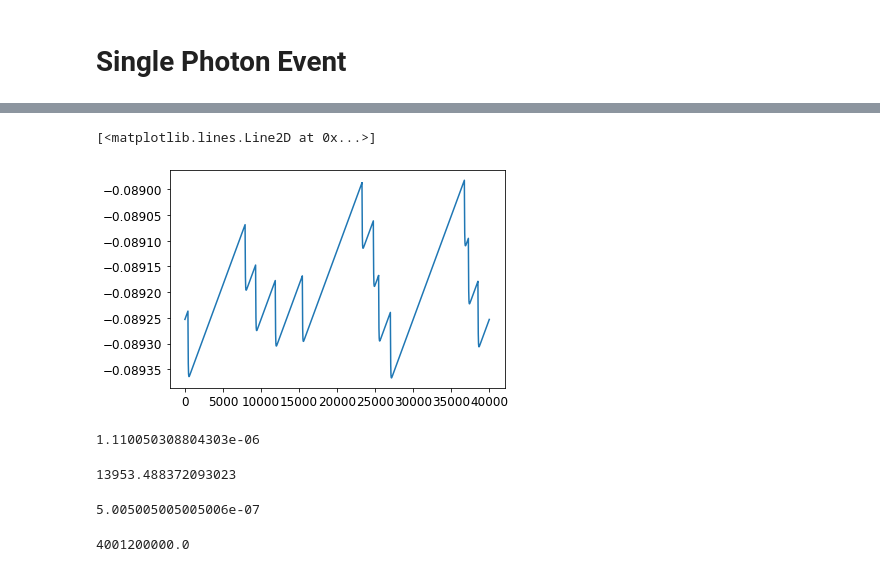
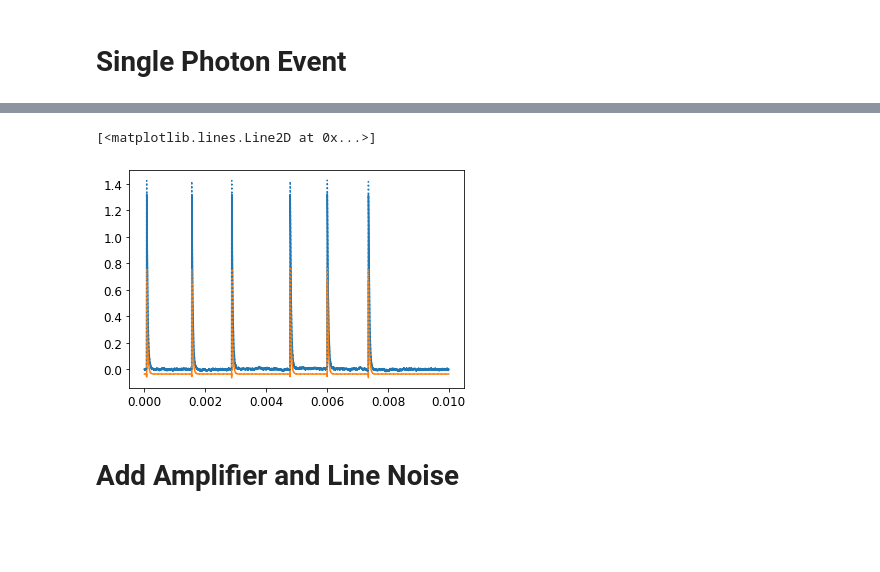
Before and after one commit to MazinLab/MKIDReadoutAnalysis, a Jupyter notebook: Example.ipynb, the cells around one changed output, grey strips where cells are left out. Cells and saved outputs as stored; diff of their text form; code cells hidden in the pictures; blank space fills up the shorter version.

```diff
--- a/Example.ipynb
+++ b/Example.ipynb
@@ -100,22 +104,14 @@ theta2_many, d2_many = lit_res_measurment.basic_coordinate_transformation()
-# %%
-# This does not look how I would expect?
-plt.plot(np.angle(lit_res_measurment.iq_response_nonoise))
-# %% [output]
-[<matplotlib.lines.Line2D at 0x...>]
-[figure, removed]
-# %%
-lit_res_measurment.res.q_tot_0/(np.pi*lit_res_measurment.res.f0_0)
-# %% [output]
-1.110050308804303e-06
-# %%
-lit_res_measurment.res.q_tot_0
-# %% [output]
-13953.488372093023
-# %%
-lit_res_measurment.photons.dt
-# %% [output]
-5.005005005005006e-07
-# %%
-lit_res_measurment.res.f0_0
-# %% [output]
-4001200000.0
+# %%
+theta1, d1 = lit_res_measurment.basic_coordinate_transformation()
+theta2, d2 = lit_res_measurment.nick_coordinate_transformation()
+# %%
+fig, axes = plt.subplots()
+axes.plot(lit_res_measurment.photons.tvec, theta1, color='C0')
+axes.plot(lit_res_measurment.photons.tvec, d1, color='C1')
+axes.plot(lit_res_measurment.photons.tvec, theta2, linestyle=":", color='C0')
+axes.plot(lit_res_measurment.photons.tvec, d2, linestyle=':', color='C1')
+# %% [output]
+[<matplotlib.lines.Line2D at 0x...>]
+[figure, added]
+# %% [markdown]
+# Add Amplifier and Line Noise
```
Also changed, not shown: parts of 17 cells of this notebook, 2 other files.
